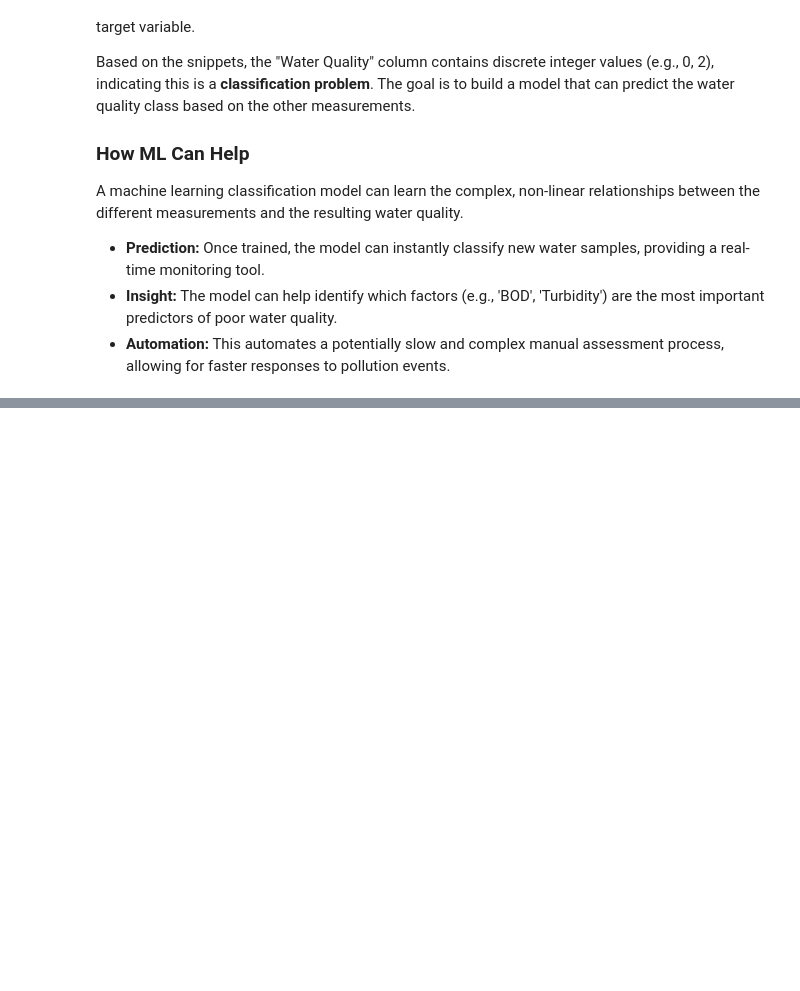
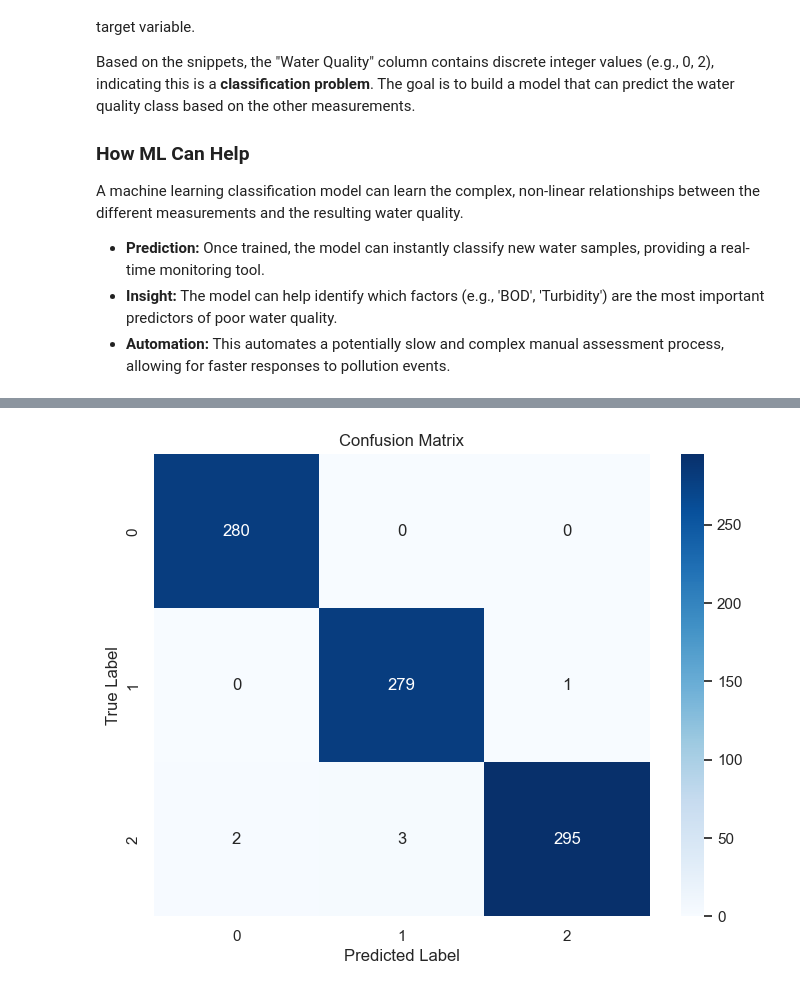
Before and after one commit to Techkene/catfish_water_quality_prediction, a Jupyter notebook: water_quality_prediction.ipynb, the cells around one changed output, grey strips where cells are left out. Cells and saved outputs as stored; diff of their text form; code cells hidden in the pictures; blank space fills up the shorter version.

Commit message:
build models and select the best

```diff
--- a/water_quality_prediction.ipynb
+++ b/water_quality_prediction.ipynb
@@ -103,0 +180,25 @@ Name: count, dtype: int64
+# %%
+# Define a smaller, faster parameter grid for demonstration
+# You can expand this for a more exhaustive search
+param_grid = {
+    'n_estimators': [100, 200],      # Number of trees
+    'max_depth': [10, 20, None],     # Max depth of trees
+    'min_samples_split': [2, 5],     # Min samples to split a node
+    'min_samples_leaf': [1, 2]       # Min samples at a leaf node
+}
+# %%
+# Use GridSearchCV to find the best parameters
+# cv=3 for 3-fold cross-validation (faster)
+grid_search = GridSearchCV(
+    estimator=RandomForestClassifier(random_state=42),
+    param_grid=param_grid,
+    cv=3,
+    n_jobs=-1,  # Use all available CPU cores
+    scoring='accuracy',
+    verbose=1
+)
+# %%
+grid_search.fit(X_train_scaled, y_train)
+
+print(f"\nBest parameters found: {grid_search.best_params_}")
+best_model = grid_search.best_estimator_
@@ -103,0 +211,7 @@ Name: count, dtype: int64
+# %%
+# Evaluate the tuned model on the test set
+y_pred_final = best_model.predict(X_test_scaled)
+
+
+print(f"Accuracy: {accuracy_score(y_test, y_pred_final):.4f}")
+print(classification_report(y_test, y_pred_final))
@@ -103,0 +229,12 @@ Name: count, dtype: int64
+# %%
+# Plot confusion matrix
+cm = confusion_matrix(y_test, y_pred_final)
+plt.figure(figsize=(8, 6))
+sns.heatmap(cm, annot=True, fmt='d', cmap='Blues',
+            xticklabels=np.unique(y), yticklabels=np.unique(y))
+plt.title('Confusion Matrix')
+plt.xlabel('Predicted Label')
+plt.ylabel('True Label')
+plt.show()
+# %% [output]
+[figure, added]
```
Also changed, not shown: parts of 17 cells of this notebook.
